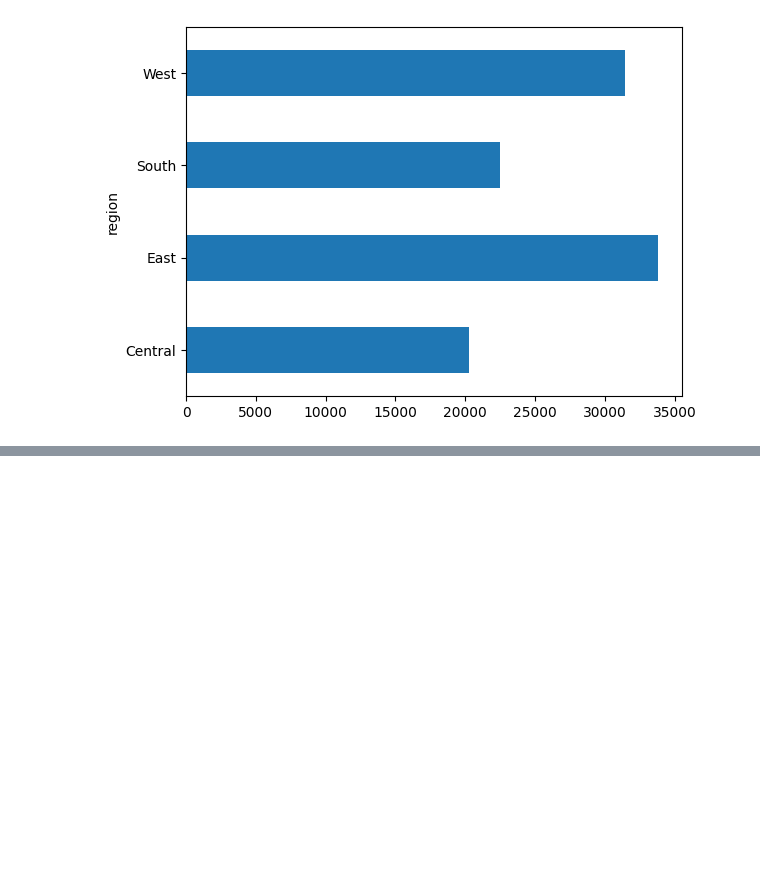
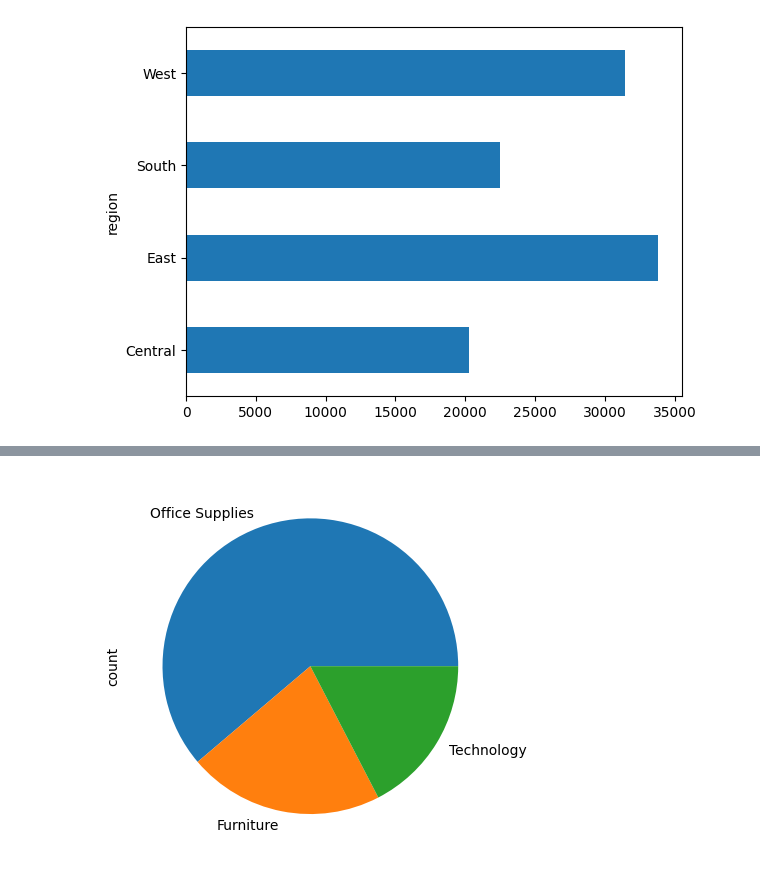
Before and after one commit to deveshpatwa/Free_Datasets, a Jupyter notebook: Python Class Files/Matplotlib_pyplot.ipynb, the cells around one changed output, grey strips where cells are left out. Cells and saved outputs as stored; diff of their text form; code cells hidden in the pictures; blank space fills up the shorter version.

```diff
--- a/Python Class Files/Matplotlib_pyplot.ipynb
+++ b/Python Class Files/Matplotlib_pyplot.ipynb
@@ -44,3 +44,8 @@ Text(0, 0.5, 'Sub category')
 [figure]
 # %%
 # Pie chart
+df.category.value_counts().plot(kind="pie")
+
+plt.show()
+# %% [output]
+[figure, added]
```
Also changed, not shown: parts of 27 cells of this notebook, 4 other files.
